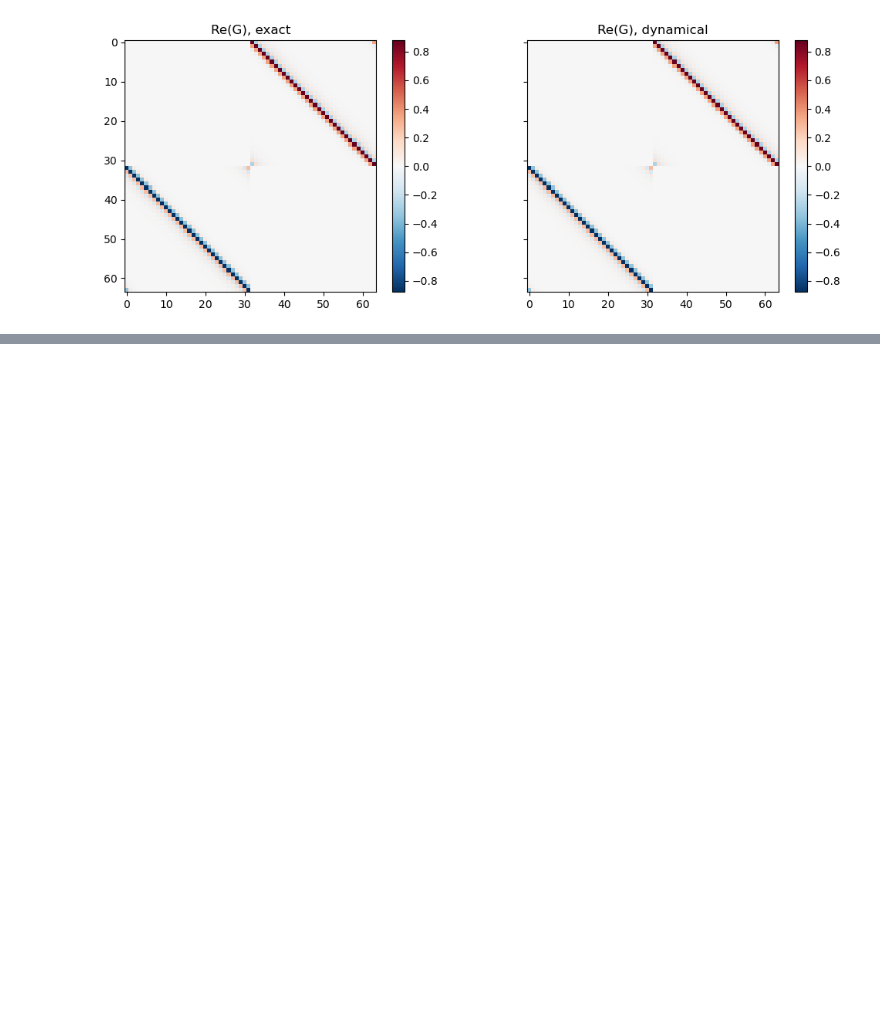
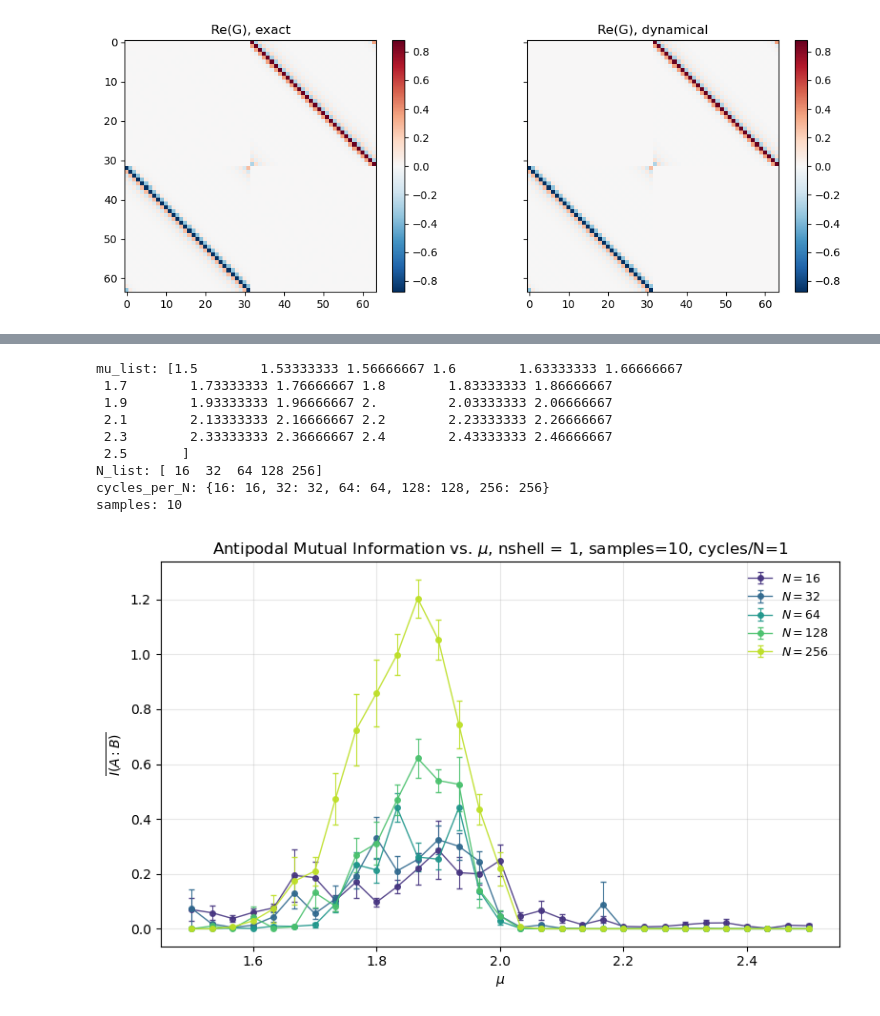
Before and after one commit to AsadullahBhuiyan/classD_1d_fermionic_adaptive_circuit, a Jupyter notebook: Mutual_info_analysis.ipynb, the cells around one changed output, grey strips where cells are left out. Saved outputs shown, nothing was run; the diff lists cells and outputs as text; code cells hidden in the pictures; blank space fills up the shorter version.

```diff
--- a/Mutual_info_analysis.ipynb
+++ b/Mutual_info_analysis.ipynb
@@ -121,0 +121,58 @@ fig.tight_layout()
+# %%
+import numpy as np
+import matplotlib.pyplot as plt
+from matplotlib import cm
+
+# Load saved data (dict-like entries need allow_pickle=True)
+data = np.load('results/mi_scan_vs_mu_vs_N_nshell=1.npz', allow_pickle=True)
+
+mu_list = data["mu_list"]
+print("mu_list:", mu_list)
+N_list = data["N_list"]
+print("N_list:", N_list)
+mi_mean = data["mi_mean"].item()
+mi_std = data["mi_std"].item()
+cycles_per_N = data["cycles_per_N"].item()
+print("cycles_per_N:", cycles_per_N)
+samples = int(data["samples"])
+print("samples:", samples)
+
+fig, ax = plt.subplots(figsize=(8, 5))
+colors = cm.viridis(np.linspace(0.15, 0.9, len(N_list)))
+marker = "o"
+
+for ci, N in enumerate(N_list):
+    mean_arr = np.array(mi_mean[N])
+    std_arr = np.array(mi_std[N])
+    ax.errorbar(
+        mu_list,
+        mean_arr,
+        yerr=std_arr / np.sqrt(samples),
+        marker=marker,
+        color=colors[ci],
+        label=rf"$N={int(N)}$",
+        linewidth=1.0,
+        markersize=4,
+        elinewidth=0.8,
+        capsize=2.5,
+        alpha=0.9,
+    )
+
+ax.set_xlabel(r"$\mu$")
+ax.set_ylabel(r"$\overline{I(A:B)}$")
+ax.set_title(rf"Antipodal Mutual Information vs. $\mu$, nshell = 1, samples={samples}, cycles/N=1")
+ax.grid(True, alpha=0.3)
+ax.legend(frameon=False, ncol=1, fontsize=9)
+fig.tight_layout()
+plt.show()
+# %% [output]
+mu_list: [1.5        1.53333333 1.56666667 1.6        1.63333333 1.66666667
+ 1.7        1.73333333 1.76666667 1.8        1.83333333 1.86666667
+ 1.9        1.93333333 1.96666667 2.         2.03333333 2.06666667
+ 2.1        2.13333333 2.16666667 2.2        2.23333333 2.26666667
+ 2.3        2.33333333 2.36666667 2.4        2.43333333 2.46666667
+ 2.5       ]
+N_list: [ 16  32  64 128 256]
+cycles_per_N: {16: 16, 32: 32, 64: 64, 128: 128, 256: 256}
+samples: 10
+[figure, added]
```
Also changed, not shown: parts of 13 cells of this notebook, 14 other files.
